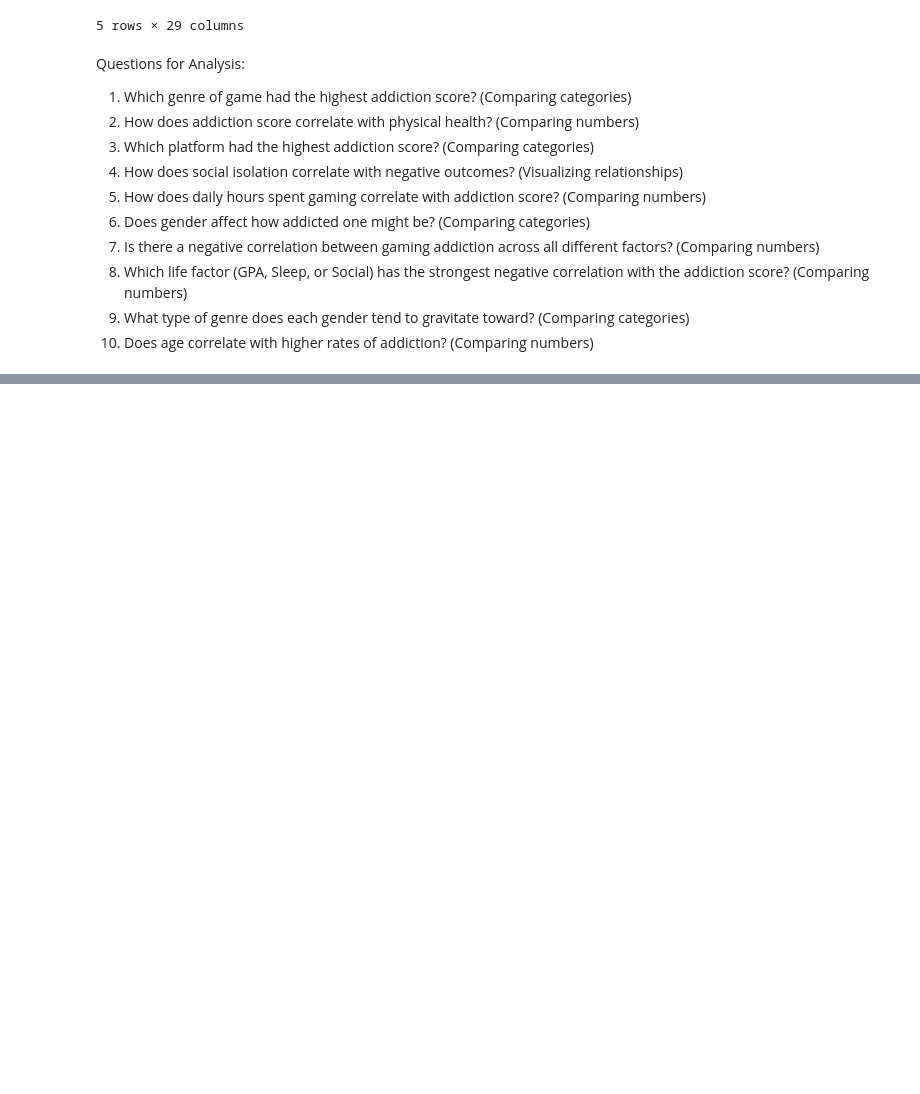
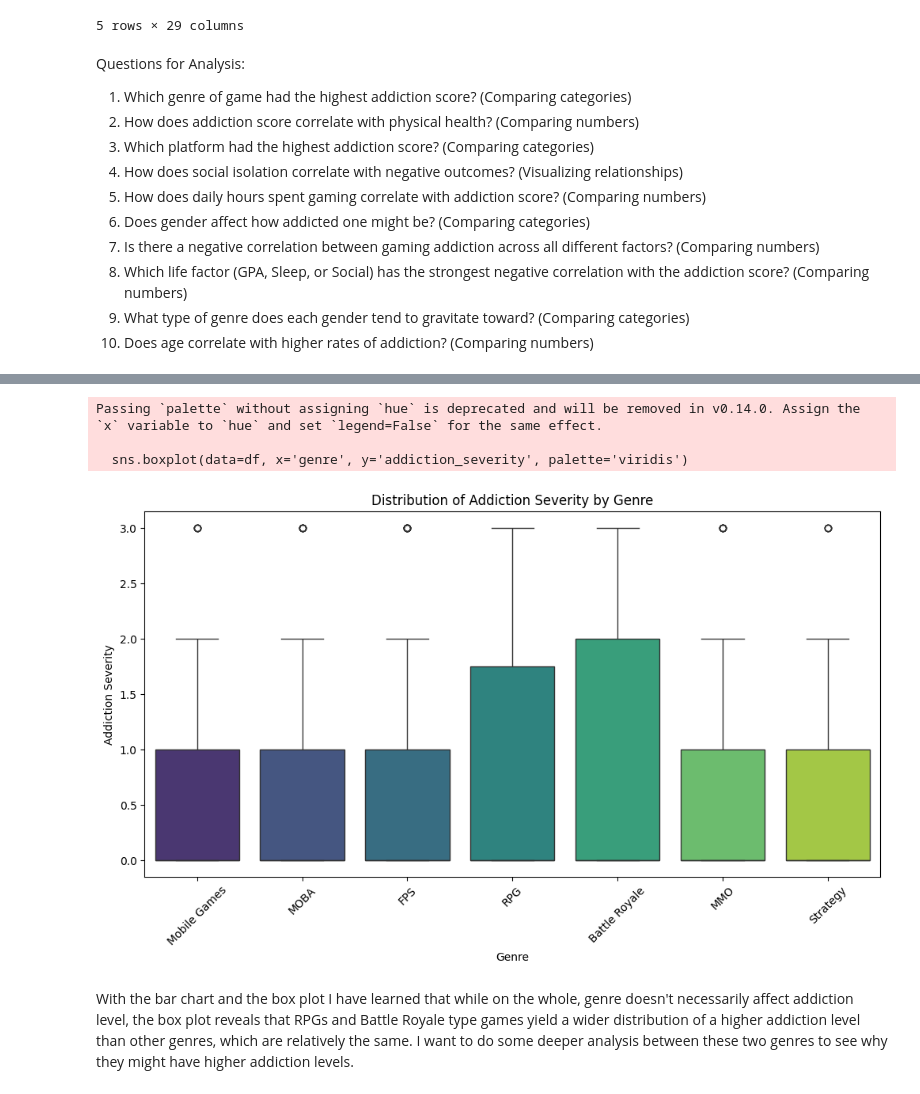
Before and after one commit to jmlax123/gaming_mental_health, a Jupyter notebook: gaming_mental_health_data.ipynb, the cells around one changed output, grey strips where cells are left out. Drawn from its saved outputs; the diff is of its cells as text; code cells hidden in the pictures; blank space fills up the shorter version.

```diff
--- a/gaming_mental_health_data.ipynb
+++ b/gaming_mental_health_data.ipynb
@@ -477,0 +508,22 @@ Questions for Analysis:
+# %%
+# Box Plot
+import seaborn as sns
+import matplotlib.pyplot as plt
+
+plt.figure(figsize=(12, 6))
+
+sns.boxplot(data=df, x='genre', y='addiction_severity', palette='viridis')
+
+plt.title("Distribution of Addiction Severity by Genre")
+plt.xlabel("Genre")
+plt.ylabel("Addiction Severity")
+plt.xticks(rotation=45)
+
+plt.show()
+# %% [output]
+Passing `palette` without assigning `hue` is deprecated and will be removed in v0.14.0. Assign the `x` variable to `hue` and set `legend=False` for the same effect.
+
+  sns.boxplot(data=df, x='genre', y='addiction_severity', palette='viridis')
+[figure, added]
+# %% [markdown]
+With the bar chart and the box plot I have learned that while on the whole, genre doesn't necessarily affect addiction level, the box plot reveals that RPGs and Battle Royale type games yield a wider distribution of a higher addiction level than other genres, which are relatively the same. I want to do some deeper analysis between these two genres to see why they might have higher addiction levels.
```
Also changed, not shown: parts of 3 cells of this notebook.
